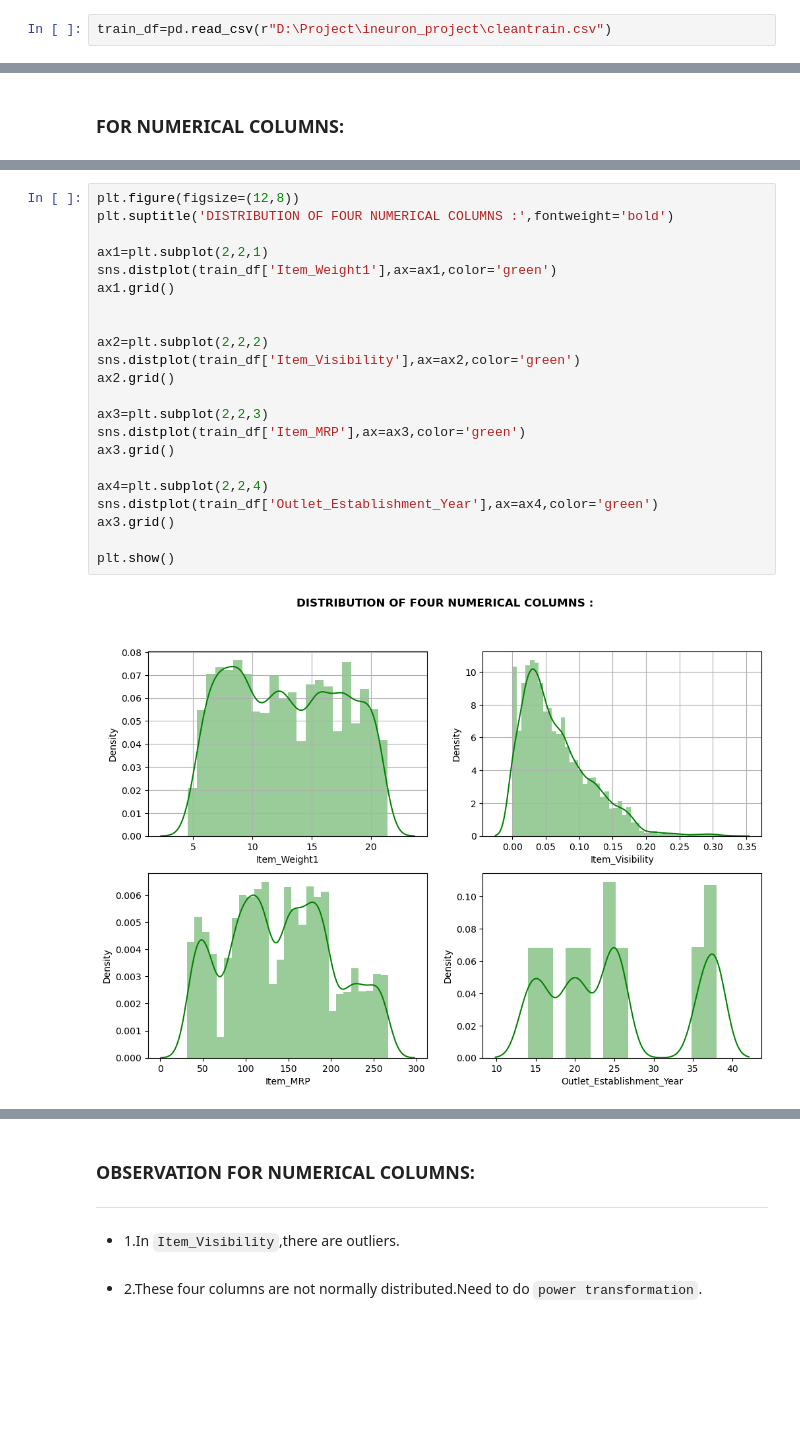
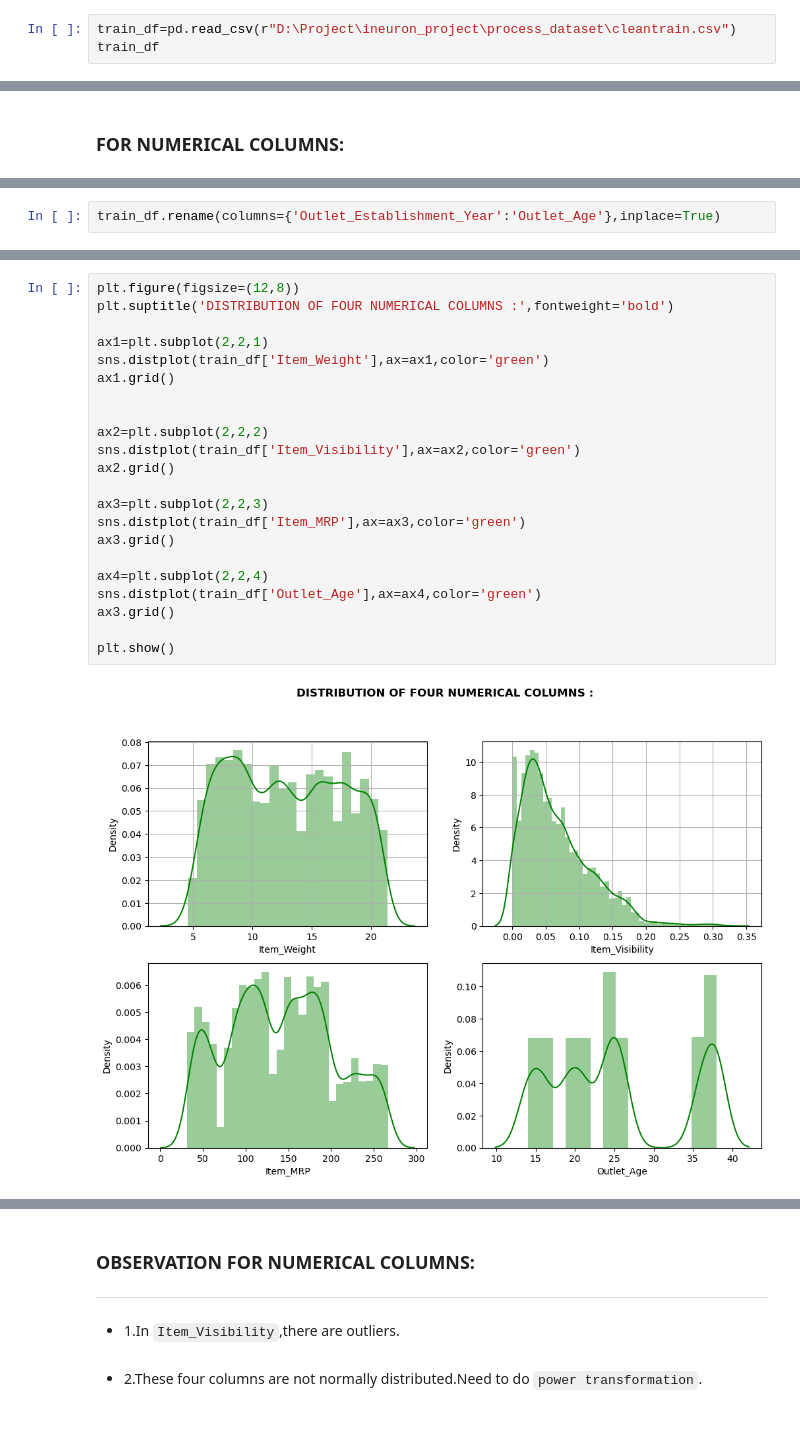
Before and after one commit to Pravat-21/Store_sales_prediction, a Jupyter notebook: notebook/store_sales_prediction_EDA.ipynb, the cells around one changed output, grey strips where cells are left out. Drawn from its saved outputs; the diff is of its cells as text; blank space fills up the shorter version.

```diff
--- a/notebook/store_sales_prediction_EDA.ipynb
+++ b/notebook/store_sales_prediction_EDA.ipynb
@@ -446,4 +533,5 @@ dtype: int64
 #train_df.to_csv('cleantrain.csv',index=False)
 #test_df.to_csv('cleantest.csv',index=False)
 # %%
-train_df=pd.read_csv(r"D:\Project\ineuron_project\cleantrain.csv")
+train_df=pd.read_csv(r"D:\Project\ineuron_project\process_dataset\cleantrain.csv")
+train_df
@@ -501,0 +609,2 @@ train_df[num_cols].describe()
+# %%
+train_df.rename(columns={'Outlet_Establishment_Year':'Outlet_Age'},inplace=True)
@@ -523,27 +666,27 @@ plt.show()
 # %%
 plt.figure(figsize=(12,8))
 plt.suptitle('DISTRIBUTION OF FOUR NUMERICAL COLUMNS :',fontweight='bold')
 
 ax1=plt.subplot(2,2,1)
-sns.distplot(train_df['Item_Weight1'],ax=ax1,color='green')
+sns.distplot(train_df['Item_Weight'],ax=ax1,color='green')
 ax1.grid()
 
 
 ax2=plt.subplot(2,2,2)
 sns.distplot(train_df['Item_Visibility'],ax=ax2,color='green')
 ax2.grid()
 
 ax3=plt.subplot(2,2,3)
 sns.distplot(train_df['Item_MRP'],ax=ax3,color='green')
 ax3.grid()
 
 ax4=plt.subplot(2,2,4)
-sns.distplot(train_df['Outlet_Establishment_Year'],ax=ax4,color='green')
+sns.distplot(train_df['Outlet_Age'],ax=ax4,color='green')
 ax3.grid()
 
 plt.show()
 # %% [output]
-[figure, old version]
+[figure, new version]
 # %%
 sns.pairplot(train_df)
 plt.show()
```
Also changed, not shown: parts of 55 cells of this notebook, 4 other files.
